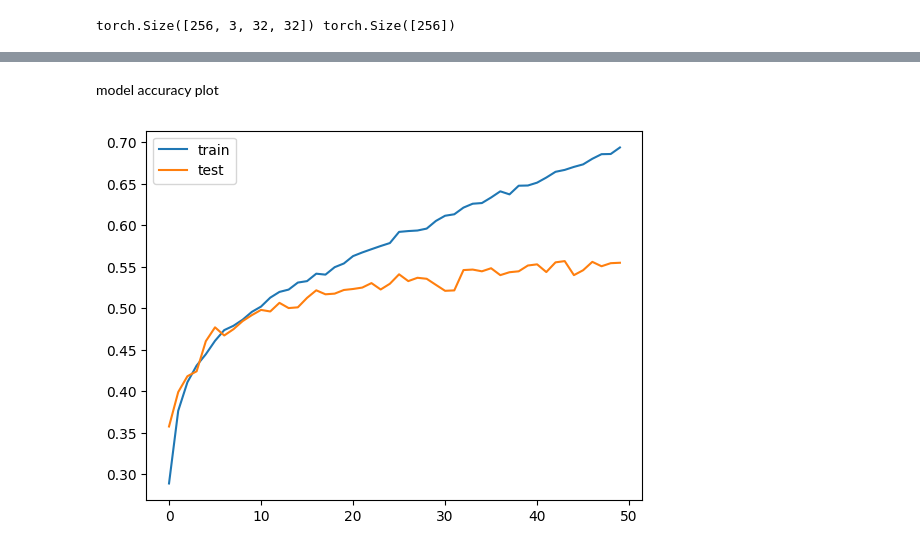
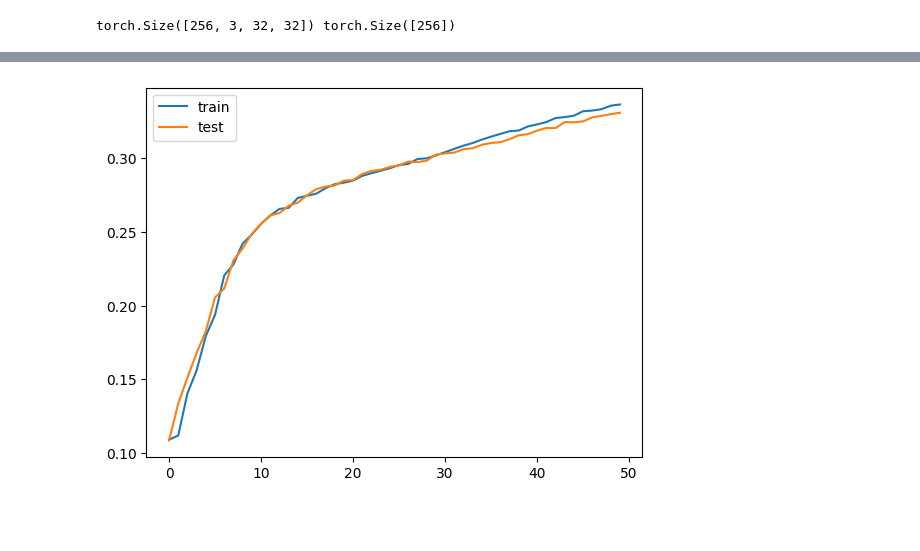
Before and after one commit to HwangJerry/hhai, a Jupyter notebook: 2_CIFAR10_RGB.ipynb, the cells around one changed output, grey strips where cells are left out. Drawn from its saved outputs; the diff is of its cells as text; code cells hidden in the pictures; blank space fills up the shorter version.

```diff
--- a/2_CIFAR10_RGB.ipynb
+++ b/2_CIFAR10_RGB.ipynb
@@ -104,21 +100,0 @@ model = Model(32 * 32 * 3, 1024)
-# %%
-class DropoutModel(nn.Module):
-  def __init__(self, input_dim, n_dim):
-    super().__init__()
-
-    self.layer1 = nn.Linear(input_dim, n_dim)
-    self.layer2 = nn.Linear(n_dim, n_dim)
-    self.layer3 = nn.Linear(n_dim, 10)
-
-    self.dropout = nn.Dropout(0.1)
-    self.act = nn.Sigmoid()
-
-  def forward(self, x):
-    x = torch.flatten(x, start_dim=1)
-    x = self.dropout(self.act(self.layer1(x)))
-    x = self.dropout(self.act(self.layer2(x)))
-    x = self.layer3(x) # dropout not applied
-
-    return x
-
-model = DropoutModel(32 * 32 * 3, 1024)
@@ -134,0 +101,5 @@ model = DropoutModel(32 * 32 * 3, 1024)
+# %%
+l_relu_no_dropout_model = Model(32 * 32 * 3, 1024, l_relu).to('cuda') # [MYCODE] CIFAR10는 32 * 32 이미지면서 RGB를 표현하므로 input_dim = 32 * 32 * 3 && 1024개의 feature 추출을 위해 n_dim=1024
+sigmoid_no_dropout_model = Model(32 * 32 * 3, 1024, sigmoid).to('cuda')
+
+l_relu_dropout_model = Model(32 * 32 * 3, 1024, l_relu, 0.1).to('cuda') # [MYCODE] dropout 확률을 0.1로 설정
@@ -136,7 +113,8 @@ model = DropoutModel(32 * 32 * 3, 1024)
 from torch.optim import SGD, Adam
 
 lr = 0.001
-model = model.to('cuda')
+def opt_sgd(model):
+  return SGD(model.parameters(), lr=lr)
 
-#optimizer = SGD(model.parameters(), lr=lr) # adam would be better
-optimizer = Adam(model.parameters(), lr=lr)
+def opt_adam(model):
+  return Adam(model.parameters(), lr=lr)
@@ -145,2 +121,2 @@ define loss function
 # %%
-loss_fn = nn.CrossEntropyLoss() # for classification
+cel = nn.CrossEntropyLoss() # for classification
@@ -215,5 +172,3 @@ Epoch  49 | Train Loss: 167.32868057489395
-# %% [markdown]
-model accuracy plot
 # %%
 import numpy as np
 
@@ -224,7 +179,9 @@ def plot_acc(train_accs, test_accs, label1='train', label2='test'):
   plt.plot(x, test_accs, label=label2)
   plt.legend()
   plt.show()
-
-plot_acc(train_accs, test_accs)
-# %% [output]
-[figure, removed]
+# %%
+Accuracy(train_accs, test_accs, l_relu_no_dropout_model, cel, opt_sgd(l_relu_no_dropout_model))
+plot_acc(train_accs, test_accs)
+train_accs, test_accs = [], []
+# %% [output]
+[figure, added]
```
Also changed, not shown: parts of 21 cells of this notebook, 1 other file.
